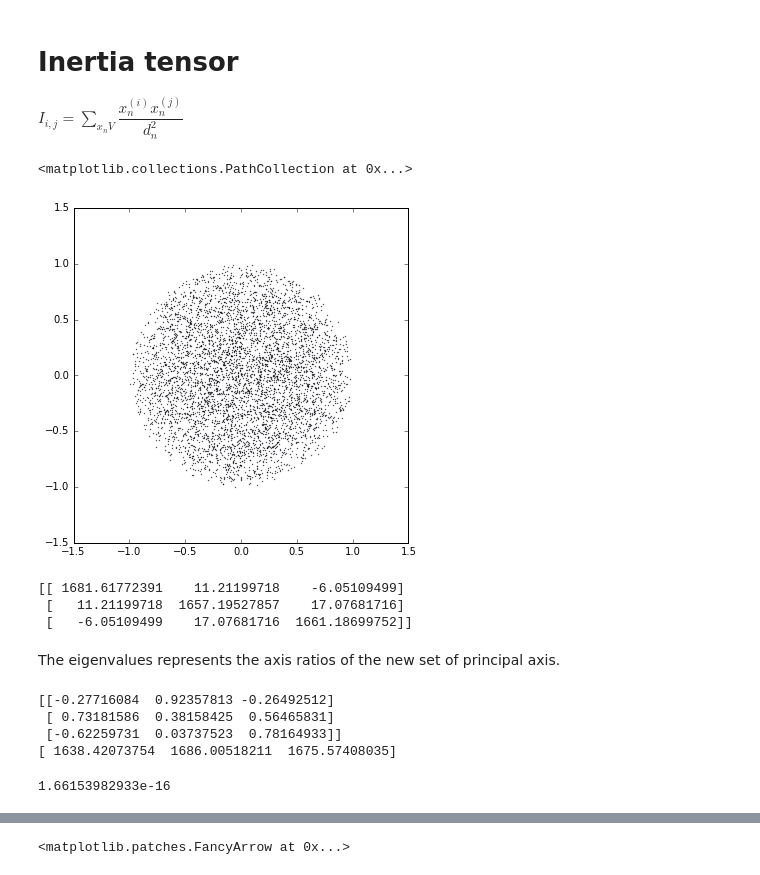
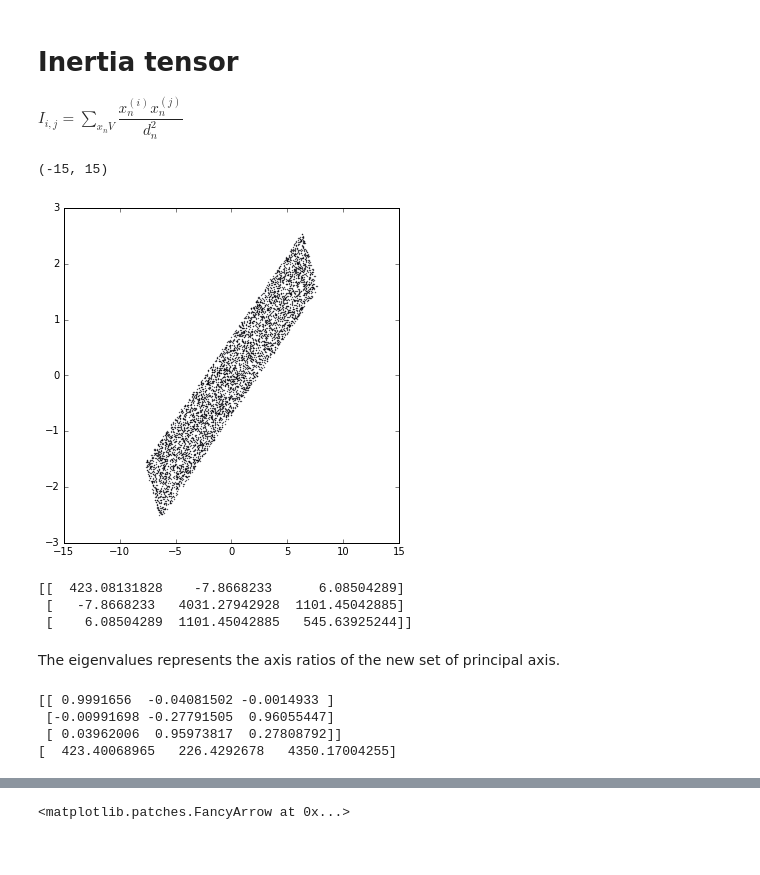
Before and after one commit to jngaravitoc/shapes, a Jupyter notebook: Shapes.ipynb, the cells around one changed output, grey strips where cells are left out. Cells and saved outputs as stored; diff of their text form; code cells hidden in the pictures.

```diff
--- a/Shapes.ipynb
+++ b/Shapes.ipynb
@@ -31,27 +31,30 @@ def RIT(x, y, z, q, s):
 # %%
 figure(figsize=(6, 6))
 phi = random.rand(5000) * 2*pi
 theta = random.rand(5000) * 2 - 1
 R = random.rand(5000)
-X = R**(1/3.0) * sin(phi) * sin(arccos(theta))
-Y = R**(1/3.0) * cos(phi) * sin(arccos(theta))
-Z = R**(1/3.0) * cos(arccos(theta))
+#X = R**(1/3.0) * sin(phi) * sin(arccos(theta))
+#Y = R**(1/3.0) * cos(phi) * sin(arccos(theta))
+#Z = R**(1/3.0) * cos(arccos(theta))
 n_points=5000
-#X = random.rand(n_points) * 2.0 - 1.0
-#Y = random.rand(n_points) * 2.0 - 1.0
-#Z = random.rand(n_points) * 20.0 - 10.0
-
+X = (random.rand(n_points) * 2.0 - 1.0)
+Y = random.rand(n_points) * 2.0 - 1.0
+Z = (random.rand(n_points) * 20.0 - 10.0)
+X = 1 * X
+Y =  cos(pi/4.0) * Y + sin(pi/4.0) * Z
+Z = -sin(pi/4.0) * Y + cos(pi/4.0) * Z
 scatter(Y, Z, s=0.1)
+xlim(-15, 15)
 # %% [output]
-<matplotlib.collections.PathCollection at 0x...>
+(-15, 15)
-[figure, old version]
+[figure, new version]
 # %%
 I_test = RIT(X, Y, Z, 1, 1)
 print I_test
 # %% [output]
-[[ 1681.61772391    11.21199718    -6.05109499]
- [   11.21199718  1657.19527857    17.07681716]
- [   -6.05109499    17.07681716  1661.18699752]]
+[[  423.08131828    -7.8668233      6.08504289]
+ [   -7.8668233   4031.27942928  1101.45042885]
+ [    6.08504289  1101.45042885   545.63925244]]
 # %% [markdown]
 The eigenvalues represents the axis ratios of the new set of principal axis.
 # %%
@@ -59,11 +62,7 @@ eival, evec = eig(I_test)
 print evec
 print eival
 # %% [output]
-[[-0.27716084  0.92357813 -0.26492512]
- [ 0.73181586  0.38158425  0.56465831]
- [-0.62259731  0.03737523  0.78164933]]
-[ 1638.42073754  1686.00518211  1675.57408035]
+[[ 0.9991656  -0.04081502 -0.0014933 ]
+ [-0.00991698 -0.27791505  0.96055447]
+ [ 0.03962006  0.95973817  0.27808792]]
+[  423.40068965   226.4292678   4350.17004255]
-# %%
-print dot(evec[1], evec[2])
-# %% [output]
-1.66153982933e-16
```
Also changed, not shown: parts of 4 cells of this notebook.
